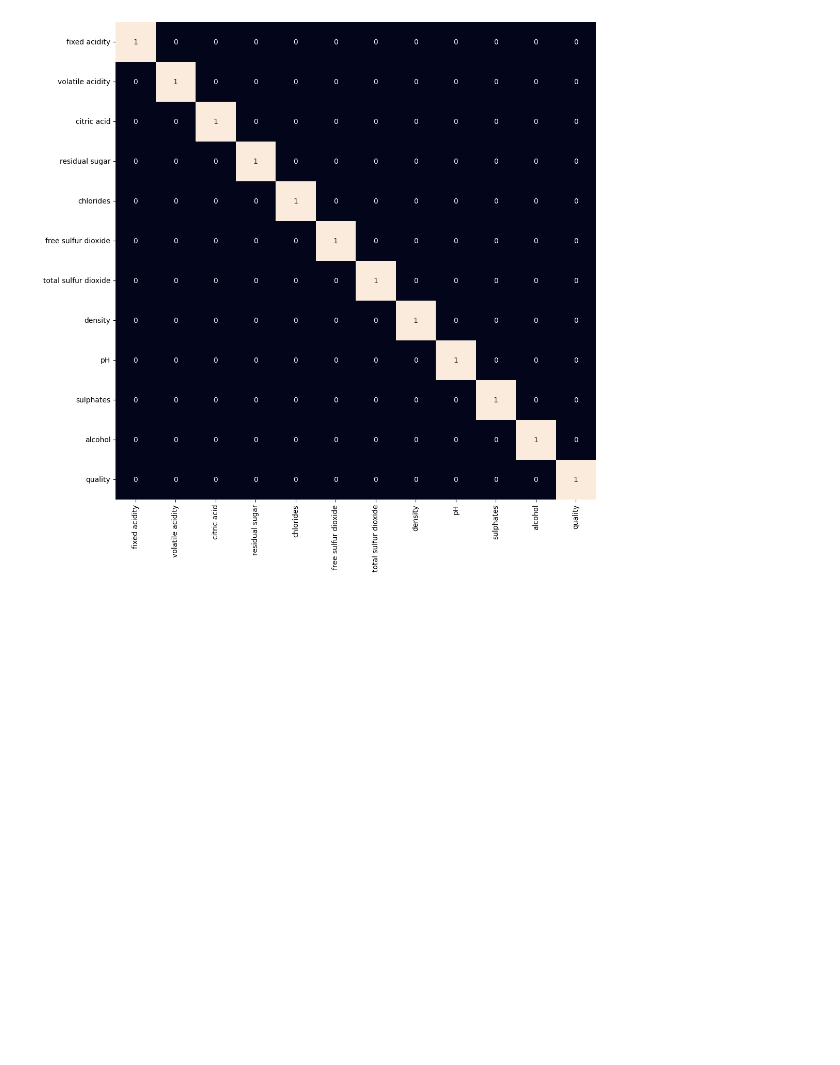
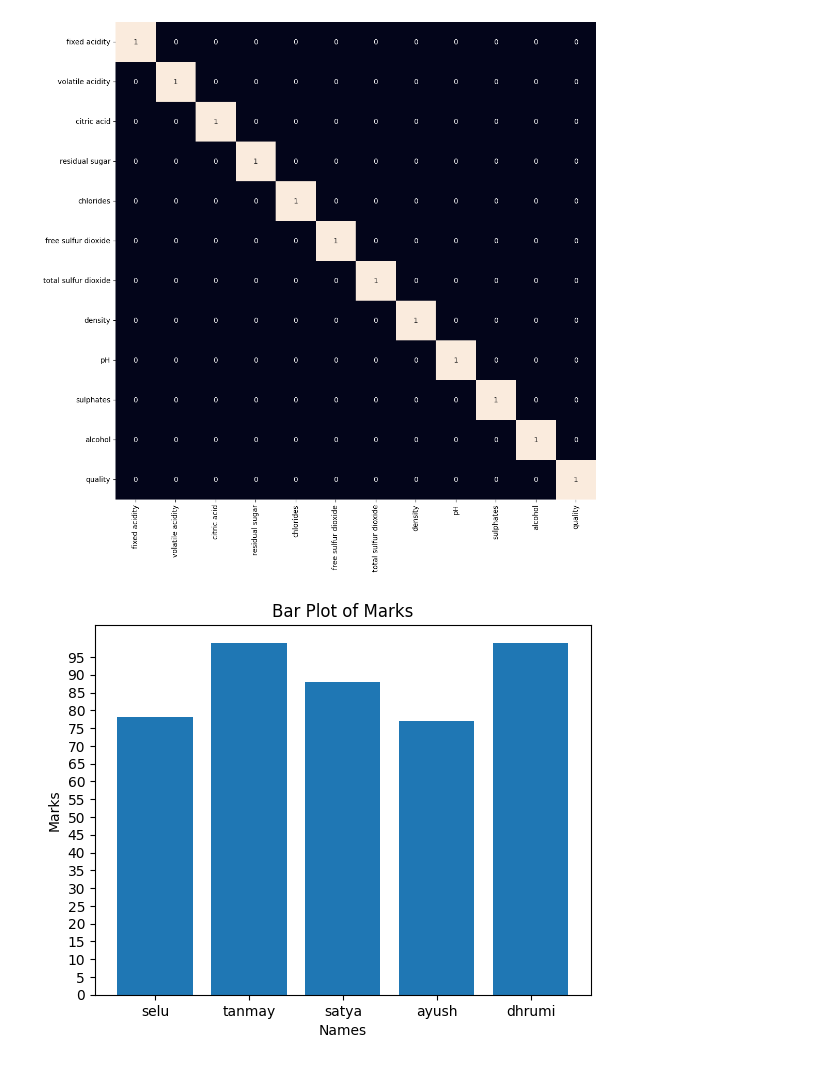
Before and after one commit to tanmayrana222/Pandas, a Jupyter notebook: Basics/exp5.ipynb, the cells around one changed output. Drawn from its saved outputs; the diff is of its cells as text; code cells hidden in the pictures; blank space fills up the shorter version.

Commit message:
plot of marks

```diff
--- a/Basics/exp5.ipynb
+++ b/Basics/exp5.ipynb
@@ -103,3 +103,26 @@ sb.heatmap(df.corr() > 0.7, annot=True, cbar=False)
 plt.show()
 # %% [output]
 [figure]
+# %%
+import pandas as pd
+import matplotlib.pyplot as plt
+import numpy as np
+
+# Data
+names = ['selu', 'tanmay', 'satya', 'ayush', 'dhrumi']
+marks = [78, 99, 88, 77, 99]
+
+# Plotting a bar plot
+plt.bar(names, marks)
+
+# Labels and title
+plt.xlabel("Names")
+plt.ylabel("Marks")
+plt.xticks(names)
+plt.yticks(np.arange(0, 100, 5))
+plt.title("Bar Plot of Marks")
+
+# Display the plot
+plt.show()
+# %% [output]
+[figure, added]
```
